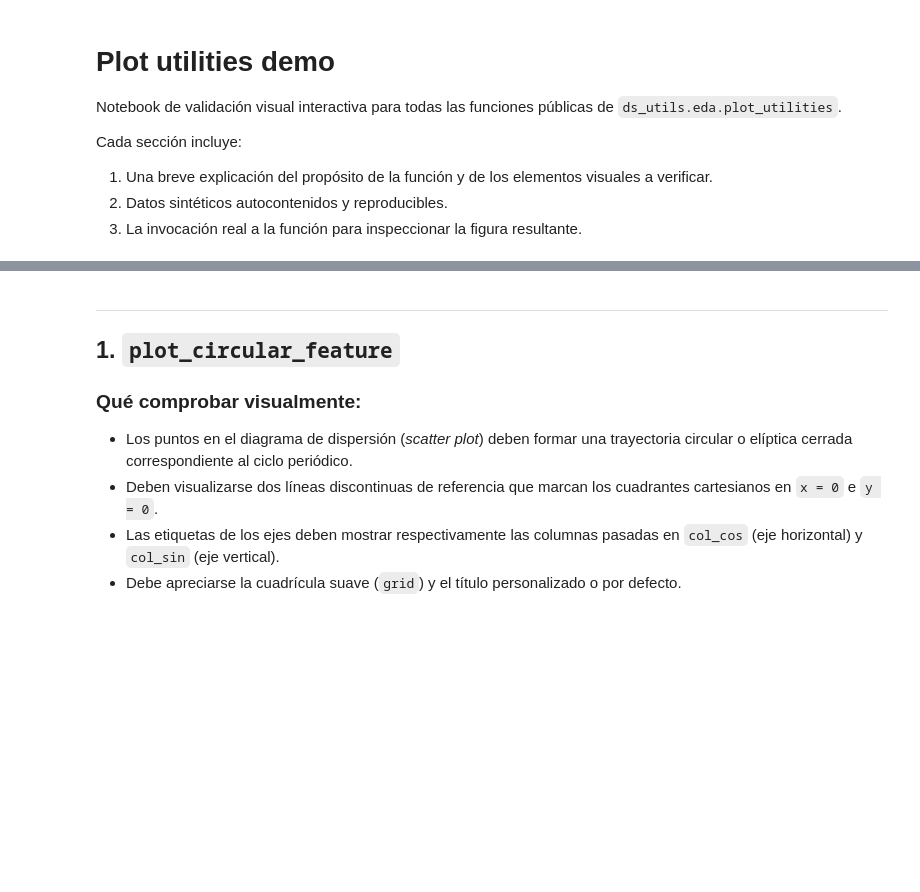
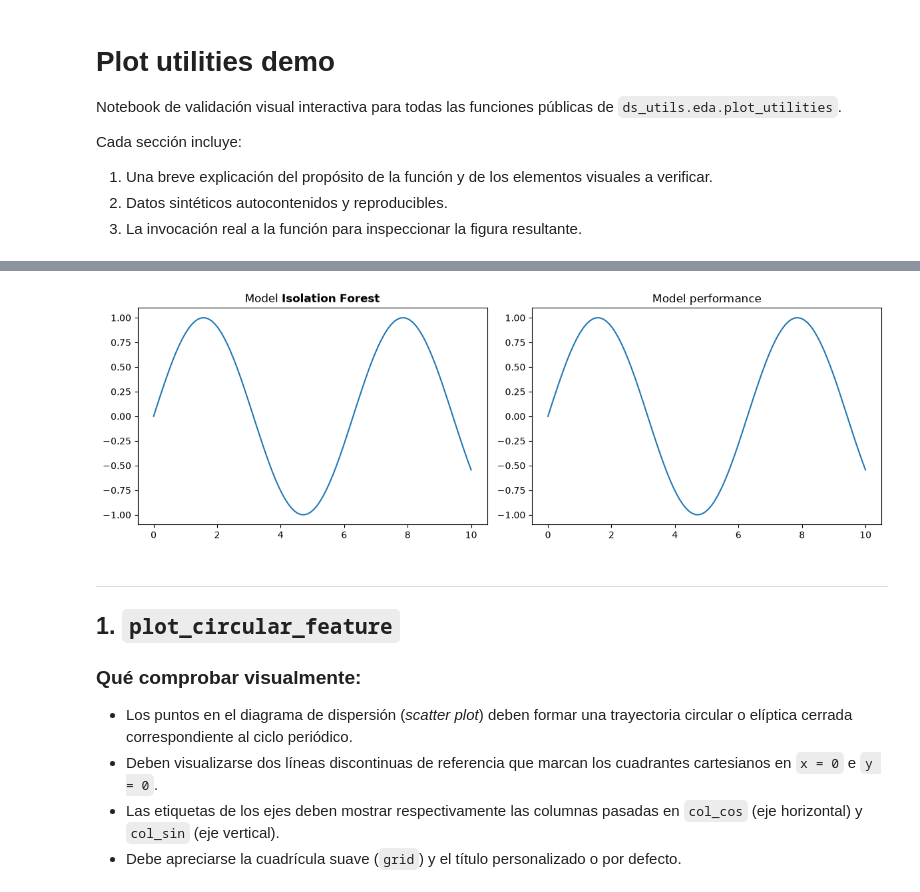
Before and after one commit to juanjosggarcia/ds-utils, a Jupyter notebook: notebook_samples/eda/plot_utilities_demo.ipynb, the cells around one changed output, grey strips where cells are left out. Drawn from its saved outputs; the diff is of its cells as text; code cells hidden in the pictures; blank space fills up the shorter version.

```diff
--- a/notebook_samples/eda/plot_utilities_demo.ipynb
+++ b/notebook_samples/eda/plot_utilities_demo.ipynb
@@ -45,3 +59,23 @@ Error:
+# %%
+# Comparamos un título con texto en negrita dentro de la cadena frente a uno normal.
+
+x = np.linspace(0, 10, 100)
+y = np.sin(x)
+
+fig, axes = plt.subplots(1, 2, figsize=(12, 4))
+
+# Con bold()
+axes[0].plot(x, y)
+axes[0].set_title(f"Model {bold_matplotlib("Isolation Forest")}")
+
+# Sin bold()
+axes[1].plot(x, y)
+axes[1].set_title("Model performance")
+
+plt.tight_layout()
+plt.show()
+# %% [output]
+[figure, added]
 # %% [markdown]
 ---
 ## 1. `plot_circular_feature`
```
Also changed, not shown: parts of 2 cells of this notebook, 5 other files.
